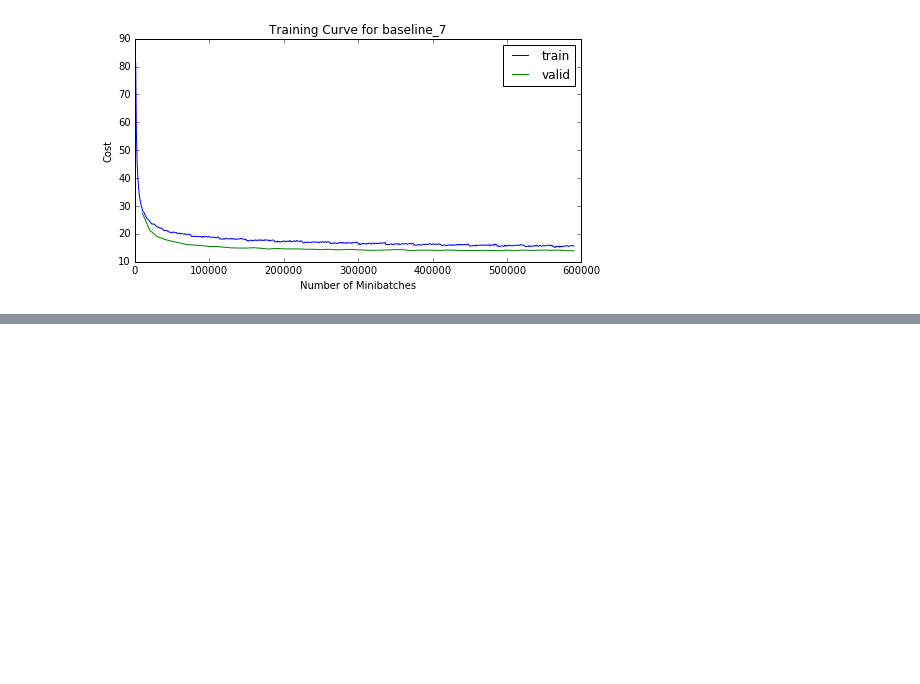
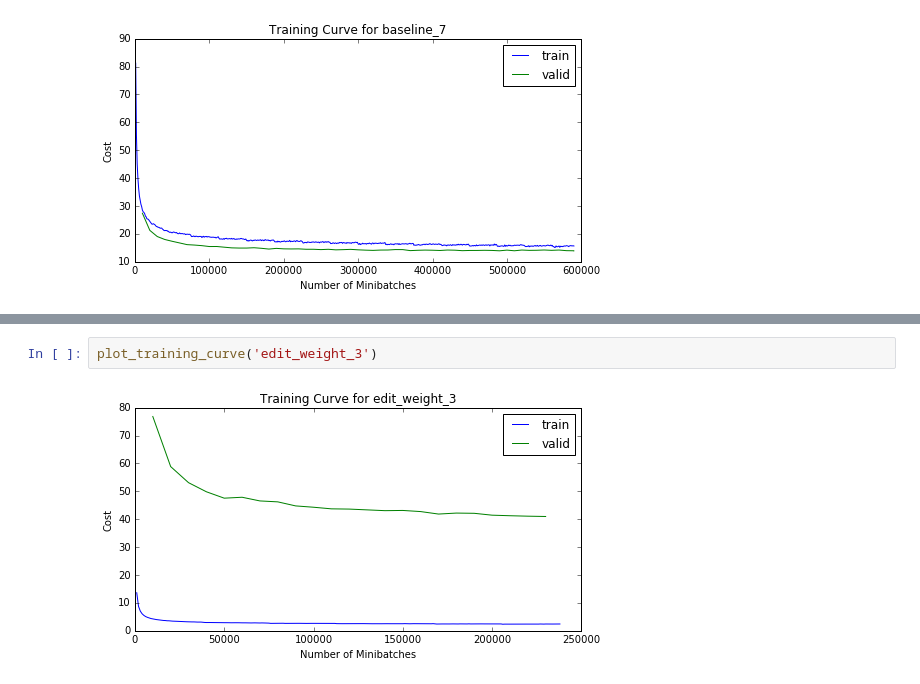
Before and after one commit to shubhaguha/MSc, a Jupyter notebook: training_progress/Plot training curves.ipynb, the cells around one changed output, grey strips where cells are left out. Saved outputs shown, nothing was run; the diff lists cells and outputs as text; blank space fills up the shorter version.

```diff
--- a/training_progress/Plot training curves.ipynb
+++ b/training_progress/Plot training curves.ipynb
@@ -62,0 +67,4 @@ plot_training_curve('baseline_7')
+# %%
+plot_training_curve('edit_weight_3')
+# %% [output]
+[figure, added]
```
Also changed, not shown: parts of 3 cells of this notebook, 16 other files.
